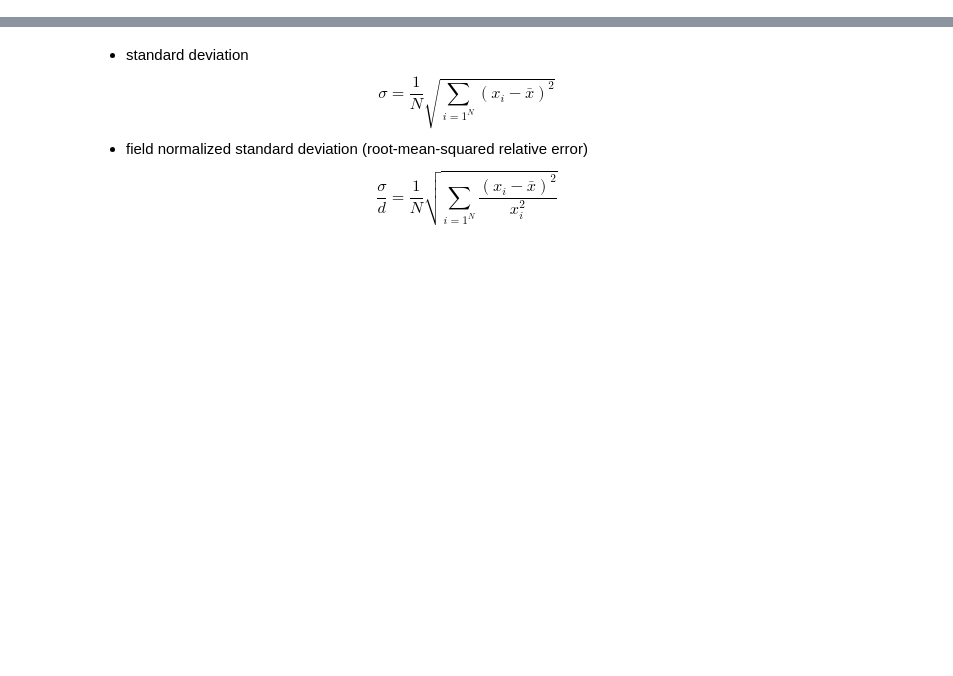
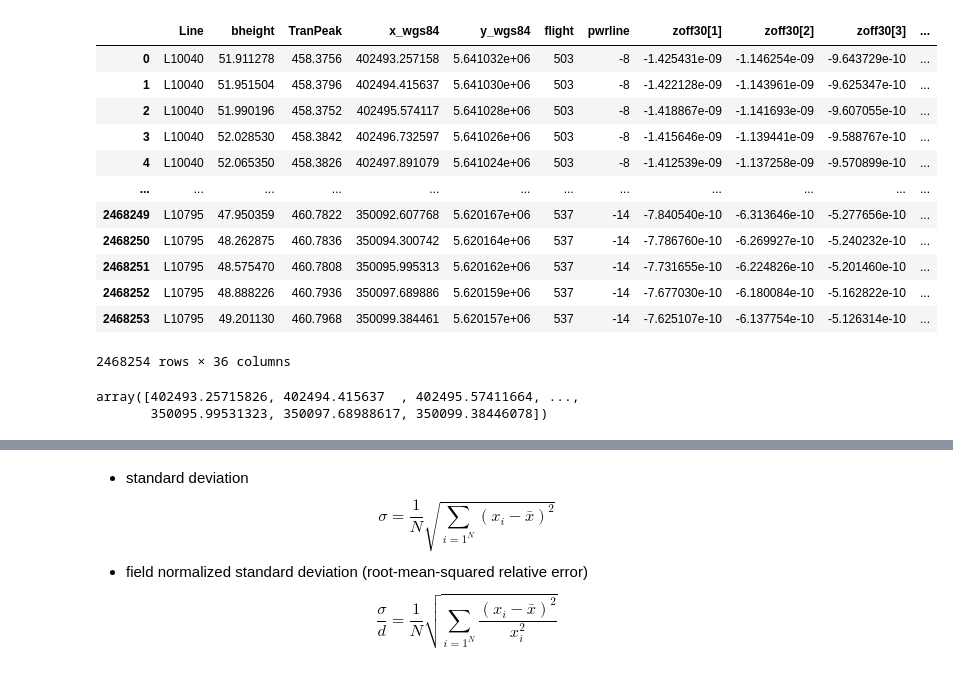
Before and after one commit to emgeolab/alberta_atem, a Jupyter notebook: notebooks/04.try.ipynb, the cells around one changed output, grey strips where cells are left out. Saved outputs shown, nothing was run; the diff lists cells and outputs as text; code cells hidden in the pictures; blank space fills up the shorter version.

```diff
--- a/notebooks/04.try.ipynb
+++ b/notebooks/04.try.ipynb
@@ -12,18 +28,18 @@ rc["axes.grid"] = True
 # %%
+istart_channel:int = 1
 # Load the configuration file
 conf = json.load(open("../data/atem.json"))
-times = np.asarray(conf['channels']) * 1e-6
+times = np.asarray(conf['channels'])[istart_channel:] * 1e-6
 n_turns = conf['n_turns']
 # %%
 area:str = "NE"
 path:str = f"../data/11-024_Alberta_{area}.csv"
-dheader:list = [f"zoff30[{i}]" for i in range(30)]
+dheader:list = [f"zoff30[{i}]" for i in range(istart_channel,30)]
 picker:list = ["Line", "bheight", "TranPeak", "x_wgs84", "y_wgs84", "flight", 'pwrline'] + dheader # power line monitor
 # %%
-dobs = pd.read_csv(path)[picker]
+raws = pd.read_csv(path)[picker]
 # %%
-xy = dobs[["x_wgs84", "y_wgs84"]].to_numpy()
-normalizer = (-1e-9)/ (dobs["TranPeak"].values * n_turns).reshape(-1, 1)
-dobs[[f"zoff30[{i}]" for i in range(30)]] = dobs[[f"zoff30[{i}]" for i in range(30)]] * normalizer
-floors = 5 * normalizer
+xy = raws[["x_wgs84", "y_wgs84"]].to_numpy()
+normalizer = (-1e-9)/ (raws["TranPeak"].values * n_turns).reshape(-1, 1)
+raws[[f"zoff30[{i}]" for i in range(istart_channel, 30)]] = raws[[f"zoff30[{i}]" for i in range(istart_channel, 30)]] * normalizer
 # %%
@@ -44,3 +83,22 @@ plt.title(f"Line {line_no[istart]}")
 # %%
-dobs.fillna(1e-20)
+raws.fillna(1e-20)
+# %% [output]
+|  | Line | bheight | TranPeak | x_wgs84 | y_wgs84 | flight | pwrline | zoff30[1] | zoff30[2] | zoff30[3] | ... |
+| 0 | L10040 | 51.911278 | 458.3756 | 402493.257158 | 5.641032e+06 | 503 | -8 | -1.425431e-09 | -1.146254e-09 | -9.643729e-10 | ... |
+| 1 | L10040 | 51.951504 | 458.3796 | 402494.415637 | 5.641030e+06 | 503 | -8 | -1.422128e-09 | -1.143961e-09 | -9.625347e-10 | ... |
+| 2 | L10040 | 51.990196 | 458.3752 | 402495.574117 | 5.641028e+06 | 503 | -8 | -1.418867e-09 | -1.141693e-09 | -9.607055e-10 | ... |
+| 3 | L10040 | 52.028530 | 458.3842 | 402496.732597 | 5.641026e+06 | 503 | -8 | -1.415646e-09 | -1.139441e-09 | -9.588767e-10 | ... |
+| 4 | L10040 | 52.065350 | 458.3826 | 402497.891079 | 5.641024e+06 | 503 | -8 | -1.412539e-09 | -1.137258e-09 | -9.570899e-10 | ... |
+| ... | ... | ... | ... | ... | ... | ... | ... | ... | ... | ... | ... |
+| 2468249 | L10795 | 47.950359 | 460.7822 | 350092.607768 | 5.620167e+06 | 537 | -14 | -7.840540e-10 | -6.313646e-10 | -5.277656e-10 | ... |
+| 2468250 | L10795 | 48.262875 | 460.7836 | 350094.300742 | 5.620164e+06 | 537 | -14 | -7.786760e-10 | -6.269927e-10 | -5.240232e-10 | ... |
+| 2468251 | L10795 | 48.575470 | 460.7808 | 350095.995313 | 5.620162e+06 | 537 | -14 | -7.731655e-10 | -6.224826e-10 | -5.201460e-10 | ... |
+| 2468252 | L10795 | 48.888226 | 460.7936 | 350097.689886 | 5.620159e+06 | 537 | -14 | -7.677030e-10 | -6.180084e-10 | -5.162822e-10 | ... |
+| 2468253 | L10795 | 49.201130 | 460.7968 | 350099.384461 | 5.620157e+06 | 537 | -14 | -7.625107e-10 | -6.137754e-10 | -5.126314e-10 | ... |
+2468254 rows × 36 columns
+# %%
+raws["x_wgs84"].values
+# %% [output]
+array([402493.25715826, 402494.415637  , 402495.57411664, ...,
+       350095.99531323, 350097.68988617, 350099.38446078])
 # %%
```
Also changed, not shown: parts of 31 cells of this notebook, 2 other files.
